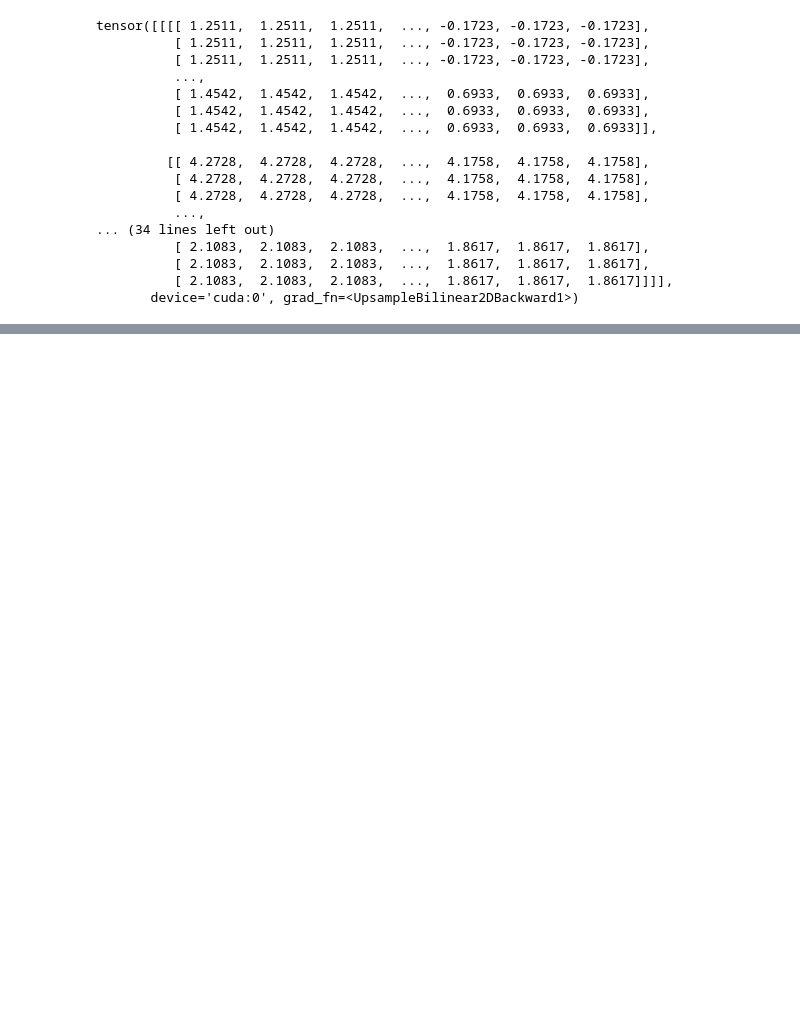
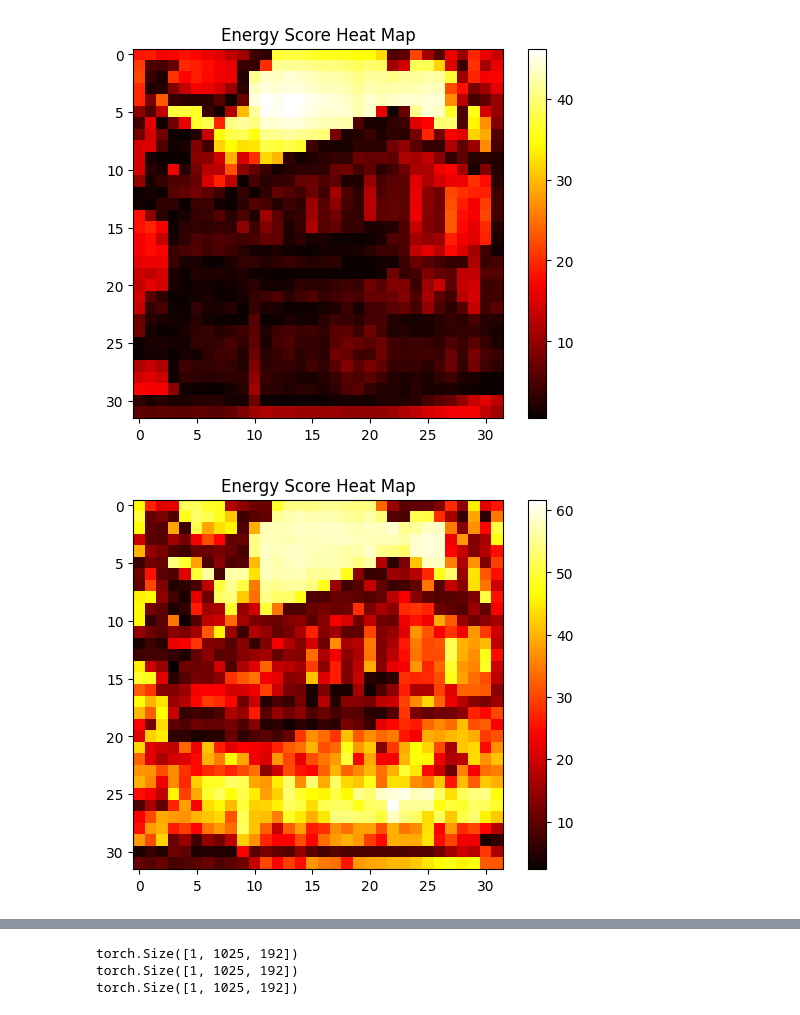
Before and after one commit to hchautran/algm-segmenter, a Jupyter notebook: quantization.ipynb, the cells around one changed output, grey strips where cells are left out. Saved outputs shown, nothing was run; the diff lists cells and outputs as text; code cells hidden in the pictures; blank space fills up the shorter version.

```diff
--- a/quantization.ipynb
+++ b/quantization.ipynb
@@ -82,0 +86,10 @@ sample = dataset[sample_idx]
+# %%
+import torch.nn.functional as F
+def cal_energy(metric:torch.Tensor,margin=0.9):
+   metric = metric[:, 1:, :]
+   metric = F.normalize(metric, p=2, dim=-1)
+   sim = metric@metric.transpose(-1,-2)
+   energy_score = F.elu((sim - margin), alpha=0).sum(dim=-1)
+   # energy_score = (torch.exp(-(((1 - sim)/sigma)**2 * 0.5))).mean(-1) *  1/(sigma*torch.sqrt(torch.tensor(2*torch.pi)))
+
+   return energy_score
@@ -92,21 +107,18 @@ image_tensor = sample[0].repeat(1,1,1,1).to(device)
-# %%
-model = model.to(device)
-model(image_tensor)
-# %% [output]
-tensor([[[[ 1.2511,  1.2511,  1.2511,  ..., -0.1723, -0.1723, -0.1723],
-          [ 1.2511,  1.2511,  1.2511,  ..., -0.1723, -0.1723, -0.1723],
-          [ 1.2511,  1.2511,  1.2511,  ..., -0.1723, -0.1723, -0.1723],
-          ...,
-          [ 1.4542,  1.4542,  1.4542,  ...,  0.6933,  0.6933,  0.6933],
-          [ 1.4542,  1.4542,  1.4542,  ...,  0.6933,  0.6933,  0.6933],
-          [ 1.4542,  1.4542,  1.4542,  ...,  0.6933,  0.6933,  0.6933]],
-
-         [[ 4.2728,  4.2728,  4.2728,  ...,  4.1758,  4.1758,  4.1758],
-          [ 4.2728,  4.2728,  4.2728,  ...,  4.1758,  4.1758,  4.1758],
-          [ 4.2728,  4.2728,  4.2728,  ...,  4.1758,  4.1758,  4.1758],
-          ...,
-... (34 lines left out)
-          [ 2.1083,  2.1083,  2.1083,  ...,  1.8617,  1.8617,  1.8617],
-          [ 2.1083,  2.1083,  2.1083,  ...,  1.8617,  1.8617,  1.8617],
-          [ 2.1083,  2.1083,  2.1083,  ...,  1.8617,  1.8617,  1.8617]]]],
-       device='cuda:0', grad_fn=<UpsampleBilinear2DBackward1>)
+# %%
+import numpy as np
+
+import matplotlib.pyplot as plt
+for hidden_state in all_hidden_states:
+   energy_score = cal_energy(hidden_state, margin=0.5)
+
+   # Reshape the energy score to 32x32
+   reshaped_energy_score = energy_score.view(32, 32).cpu().detach().numpy()
+
+   # Plot the heat map
+   plt.imshow(reshaped_energy_score, cmap='hot', interpolation='nearest')
+   plt.colorbar()
+   plt.title('Energy Score Heat Map')
+   plt.show()
+# %% [output]
+[figure, added]
+[figure, added]
@@ -112,0 +135,8 @@ tensor([[[[ 1.2511,  1.2511,  1.2511,  ..., -0.1723, -0.1723, -0.1723],
+# %%
+for idx in [0,2,4]:
+
+   print(all_hidden_states[idx].shape)
+# %% [output]
+torch.Size([1, 1025, 192])
+torch.Size([1, 1025, 192])
+torch.Size([1, 1025, 192])
```
Also changed, not shown: parts of 29 cells of this notebook, 8 other files.
